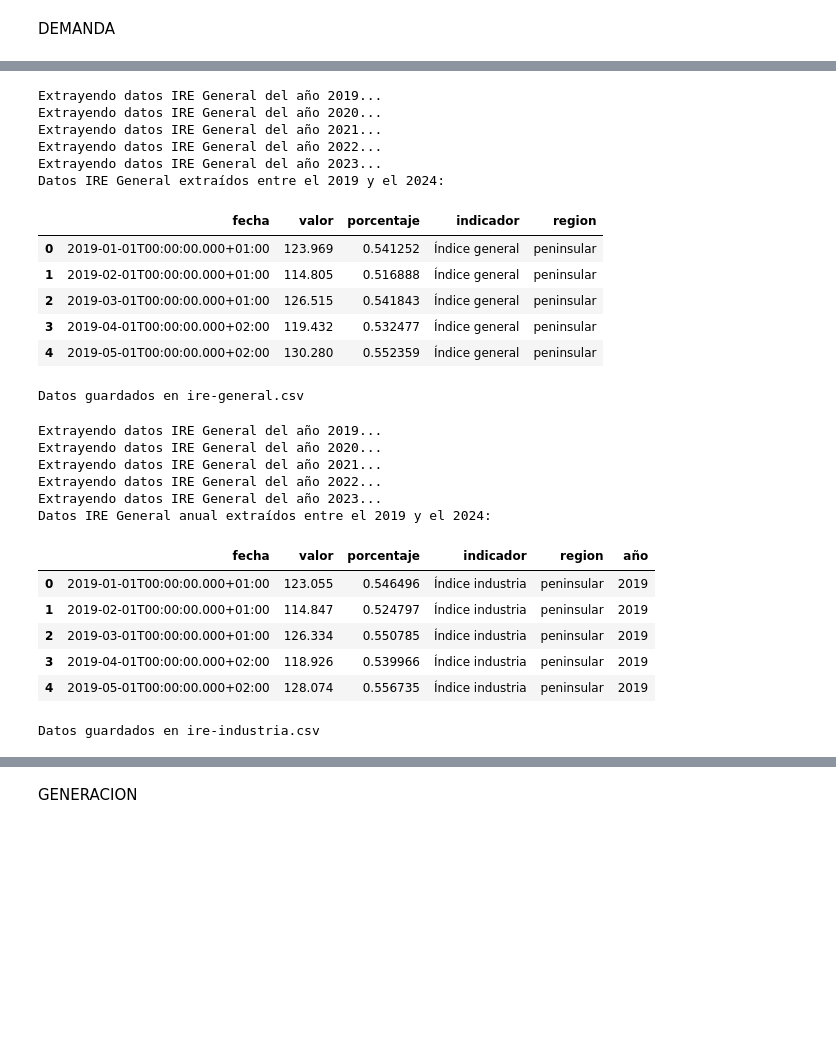
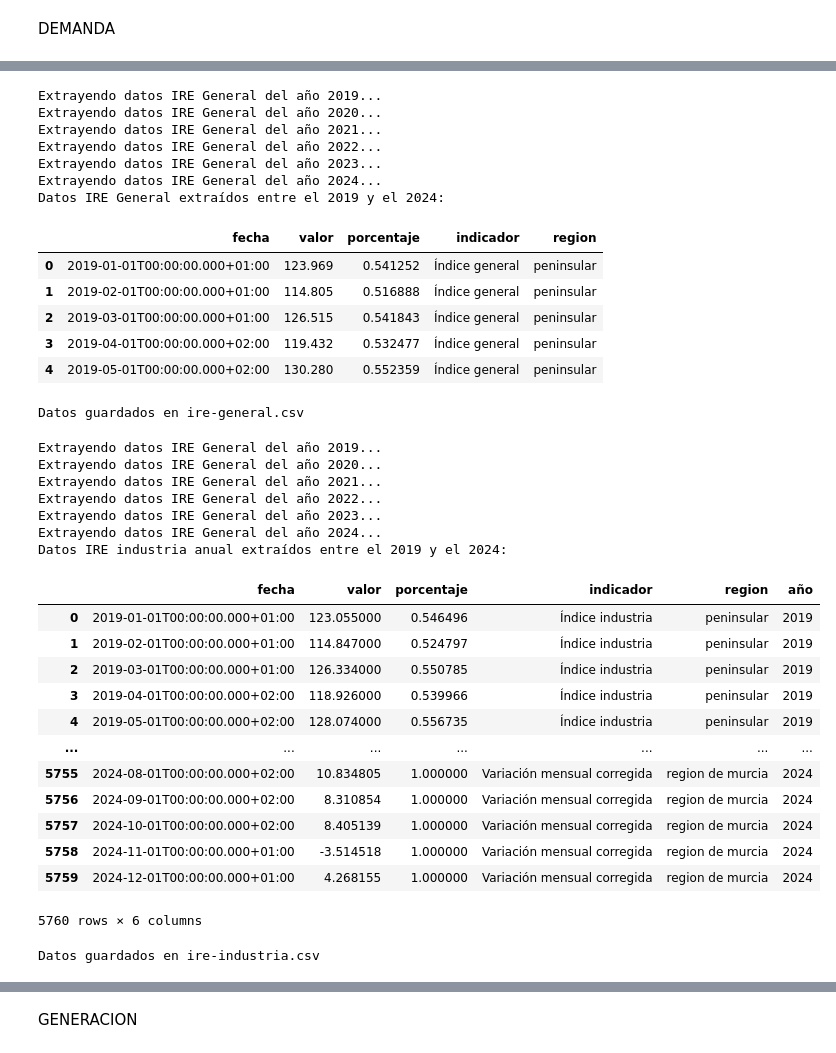
Before and after one commit to Yukiolion/Redes-El-ctricas-Espa-a, a Jupyter notebook: lib/notebooks/01_Extraccion.ipynb, the cells around one changed output, grey strips where cells are left out. Drawn from its saved outputs; the diff is of its cells as text; code cells hidden in the pictures; blank space fills up the shorter version.

Commit message:
update data demanda

```diff
--- a/lib/notebooks/01_Extraccion.ipynb
+++ b/lib/notebooks/01_Extraccion.ipynb
@@ -208,7 +215,7 @@ endpoint = f"{URL}/{filtro_demanda}"
 df_ire_general = pd.DataFrame()
 
 # Iteramos sobre los años y regiones
-for year in range(2019, 2024):
+for year in range(2019, 2025):
     start_date = f"{year}-01-01T00:00"
     end_date = f"{year}-12-31T23:59"
     TIME_TRUNC = "month"  # importante: solo funciona con 'month'
@@ -254,14 +261,15 @@ print("Datos IRE General extraídos entre el 2019 y el 2024:")
 display(df_ire_general.head())
 
 # Guardamos en un solo archivo CSV
-df_ire_general.to_csv('ire-general.csv', index=False)
-print('Datos guardados en ire-general.csv')
+df_ire_general.to_csv('../data/sinprocesar/demanda/ire-general.csv', index=False)
+print('Datos guardados en ../data/sinprocesar/demanda/ire-general.csv')
 # %% [output]
 Extrayendo datos IRE General del año 2019...
 Extrayendo datos IRE General del año 2020...
 Extrayendo datos IRE General del año 2021...
 Extrayendo datos IRE General del año 2022...
 Extrayendo datos IRE General del año 2023...
+Extrayendo datos IRE General del año 2024...
 Datos IRE General extraídos entre el 2019 y el 2024:
 |  | fecha | valor | porcentaje | indicador | region |
 | 0 | 2019-01-01T00:00:00.000+01:00 | 123.969 | 0.541252 | Índice general | peninsular |
@@ -280,7 +288,7 @@ endpoint = f"{URL}/{filtro_demanda}"
 df_ire_general = pd.DataFrame()
 
 # Iteramos sobre los años y regiones
-for year in range(2019, 2024):
+for year in range(2019, 2025):
     start_date = f"{year}-01-01T00:00"
     end_date = f"{year}-12-31T23:59"
     TIME_TRUNC = "month"  # importante: solo funciona con 'month'
@@ -304,44 +312,52 @@ for year in range(2019, 2024):
         data = response.json()
         included = data.get('included', [])
 
         registros = []
 
         for serie in included:
             indicador = serie['attributes']['title']
             valores = serie['attributes'].get('values', [])
             for punto in valores:
                 registros.append({
                     'fecha': punto['datetime'],
                     'valor': punto['value'],
                     'porcentaje': punto.get('percentage'),
                     'indicador': indicador,
                     'region': region_name,
                     'año': year
                 })
 
         df_ire_year = pd.DataFrame(registros)
         df_ire_general = pd.concat([df_ire_general, df_ire_year], ignore_index=True)
 
-print("Datos IRE General anual extraídos entre el 2019 y el 2024:")
-display(df_ire_general.head())
+print("Datos IRE industria anual extraídos entre el 2019 y el 2024:")
+display(df_ire_general)
 
 # Guardamos en un solo archivo CSV
-df_ire_general.to_csv('ire-industria.csv', index=False)
-print('Datos guardados en ire-industria.csv')
+df_ire_general.to_csv('../data/sinprocesar/demanda/ire-industria.csv', index=False)
+print('Datos guardados en ../data/sinprocesar/demanda/ire-industria.csv')
 # %% [output]
 Extrayendo datos IRE General del año 2019...
 Extrayendo datos IRE General del año 2020...
 Extrayendo datos IRE General del año 2021...
 Extrayendo datos IRE General del año 2022...
 Extrayendo datos IRE General del año 2023...
-Datos IRE General anual extraídos entre el 2019 y el 2024:
+Extrayendo datos IRE General del año 2024...
+Datos IRE industria anual extraídos entre el 2019 y el 2024:
 |  | fecha | valor | porcentaje | indicador | region | año |
-| 0 | 2019-01-01T00:00:00.000+01:00 | 123.055 | 0.546496 | Índice industria | peninsular | 2019 |
-| 1 | 2019-02-01T00:00:00.000+01:00 | 114.847 | 0.524797 | Índice industria | peninsular | 2019 |
-| 2 | 2019-03-01T00:00:00.000+01:00 | 126.334 | 0.550785 | Índice industria | peninsular | 2019 |
-| 3 | 2019-04-01T00:00:00.000+02:00 | 118.926 | 0.539966 | Índice industria | peninsular | 2019 |
-| 4 | 2019-05-01T00:00:00.000+02:00 | 128.074 | 0.556735 | Índice industria | peninsular | 2019 |
+| 0 | 2019-01-01T00:00:00.000+01:00 | 123.055000 | 0.546496 | Índice industria | peninsular | 2019 |
+| 1 | 2019-02-01T00:00:00.000+01:00 | 114.847000 | 0.524797 | Índice industria | peninsular | 2019 |
+| 2 | 2019-03-01T00:00:00.000+01:00 | 126.334000 | 0.550785 | Índice industria | peninsular | 2019 |
+| 3 | 2019-04-01T00:00:00.000+02:00 | 118.926000 | 0.539966 | Índice industria | peninsular | 2019 |
+| 4 | 2019-05-01T00:00:00.000+02:00 | 128.074000 | 0.556735 | Índice industria | peninsular | 2019 |
+| ... | ... | ... | ... | ... | ... | ... |
+| 5755 | 2024-08-01T00:00:00.000+02:00 | 10.834805 | 1.000000 | Variación mensual corregida | region de murcia | 2024 |
+| 5756 | 2024-09-01T00:00:00.000+02:00 | 8.310854 | 1.000000 | Variación mensual corregida | region de murcia | 2024 |
+| 5757 | 2024-10-01T00:00:00.000+02:00 | 8.405139 | 1.000000 | Variación mensual corregida | region de murcia | 2024 |
+| 5758 | 2024-11-01T00:00:00.000+01:00 | -3.514518 | 1.000000 | Variación mensual corregida | region de murcia | 2024 |
+| 5759 | 2024-12-01T00:00:00.000+01:00 | 4.268155 | 1.000000 | Variación mensual corregida | region de murcia | 2024 |
-Datos guardados en ire-industria.csv
+5760 rows × 6 columns
+Datos guardados en ire-industria.csv
 # %%
 ### IRE SERVICIOS  ###
 
```
Also changed, not shown: parts of 2 cells of this notebook, 7 other files.
